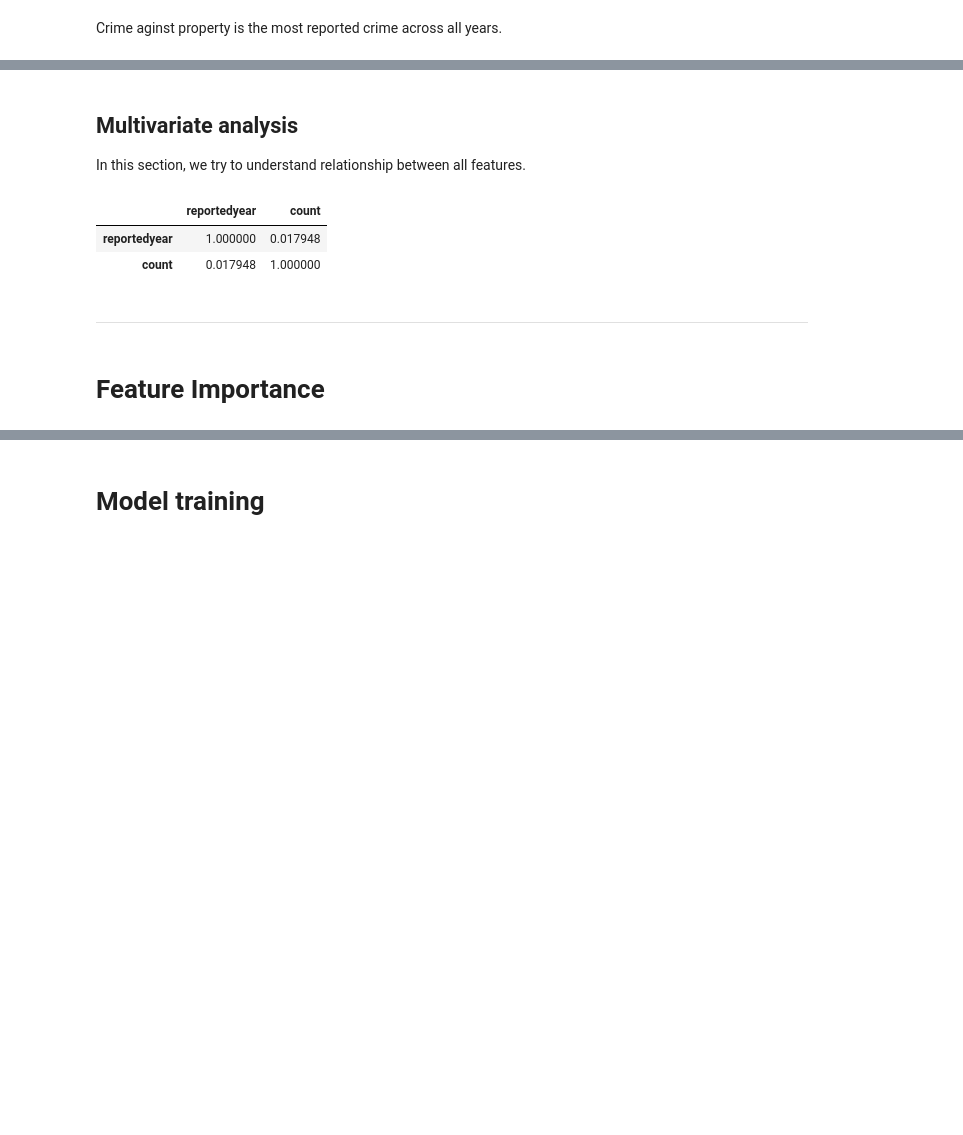
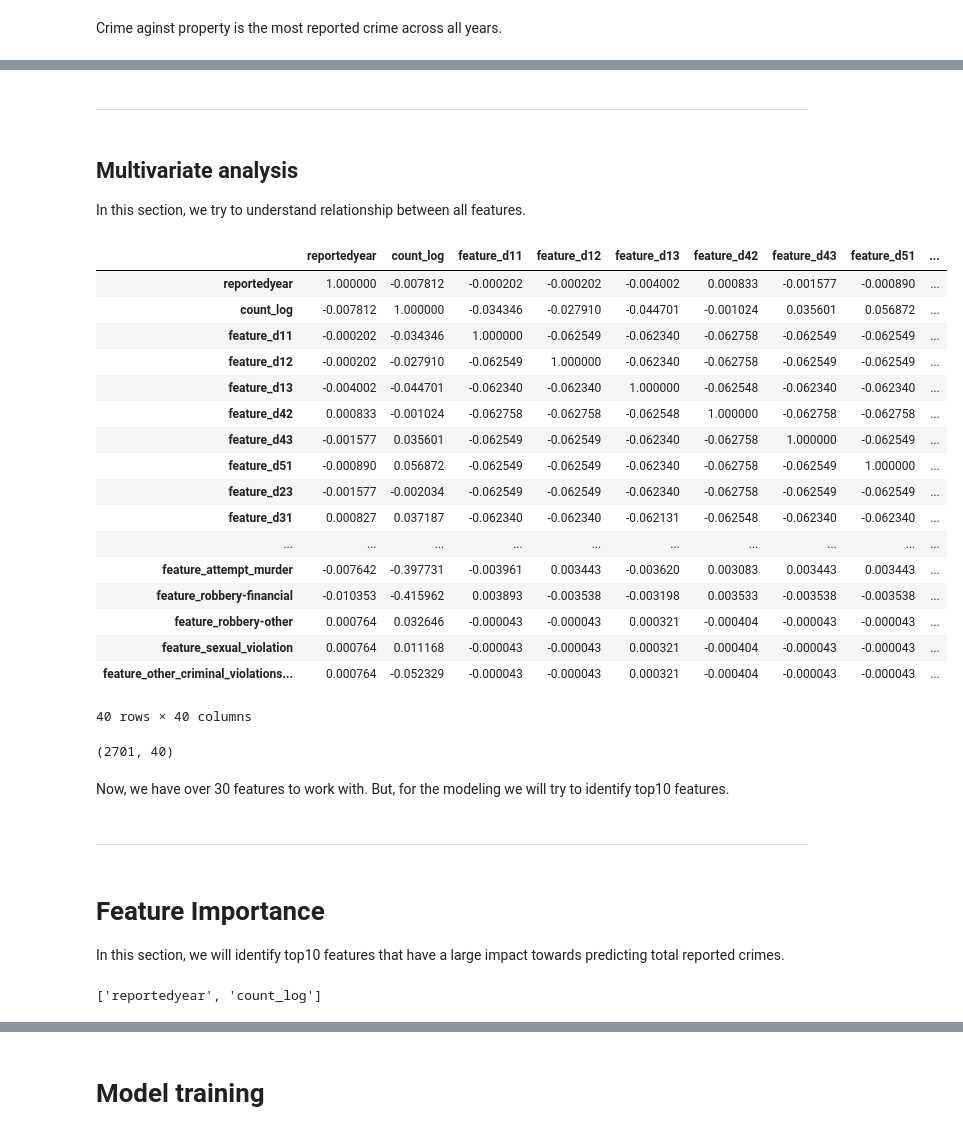
Before and after one commit to tummala-hareesh/ml_zoomcamp_ht, a Jupyter notebook: ipynb/midterm_project/notebook_midterm_project.ipynb, the cells around one changed output, grey strips where cells are left out. Saved outputs shown, nothing was run; the diff lists cells and outputs as text; code cells hidden in the pictures; blank space fills up the shorter version.

Commit message:
midterm-project - model_lr

```diff
--- a/ipynb/midterm_project/notebook_midterm_project.ipynb
+++ b/ipynb/midterm_project/notebook_midterm_project.ipynb
@@ -290,2 +338,5 @@ sns.barplot(data=df_trc_drop,
 # %% [markdown]
 Crime aginst property is the most reported crime across all years.
+# %%
+# Create a duplicate to avoid rerun
+df_copy = df_trc_drop.copy()
@@ -291,0 +345,4 @@ Crime aginst property is the most reported crime across all years.
+# %%
+# Find string columns and standardize values
+list_features_cat = df_copy.dtypes[df_copy.dtypes == 'object'].index.to_list()
+list_features_cat
@@ -291,0 +351,3 @@ Crime aginst property is the most reported crime across all years.
+# %%
+for col in list_features_cat:
+    df_copy[col] = df_copy[col].str.lower().str.replace(' ','_')
@@ -291,0 +365,11 @@ Crime aginst property is the most reported crime across all years.
+# %%
+for feature in list_features_cat:
+    print('feature:', feature)
+    for item in df_copy[feature].unique():
+        print(' -- item:',item)
+        df_copy[f'feature_{item}'] = (df_copy[feature] == item).astype('int')
+
+    del df_copy[feature]
+
+# Drop count (as we will use count_log as target)
+del df_copy['count']
@@ -292,13 +435,38 @@ Crime aginst property is the most reported crime across all years.
+# %% [markdown]
+***
 # %% [markdown]
 ## Multivariate analysis
 In this section, we try to understand relationship between all features.
 # %%
-df_trc_drop.corr()
+corr = df_copy.corr()
+corr
 # %% [output]
-|  | reportedyear | count |
-| reportedyear | 1.000000 | 0.017948 |
-| count | 0.017948 | 1.000000 |
+|  | reportedyear | count_log | feature_d11 | feature_d12 | feature_d13 | feature_d42 | feature_d43 | feature_d51 | ... |
+| reportedyear | 1.000000 | -0.007812 | -0.000202 | -0.000202 | -0.004002 | 0.000833 | -0.001577 | -0.000890 | ... |
+| count_log | -0.007812 | 1.000000 | -0.034346 | -0.027910 | -0.044701 | -0.001024 | 0.035601 | 0.056872 | ... |
+| feature_d11 | -0.000202 | -0.034346 | 1.000000 | -0.062549 | -0.062340 | -0.062758 | -0.062549 | -0.062549 | ... |
+| feature_d12 | -0.000202 | -0.027910 | -0.062549 | 1.000000 | -0.062340 | -0.062758 | -0.062549 | -0.062549 | ... |
+| feature_d13 | -0.004002 | -0.044701 | -0.062340 | -0.062340 | 1.000000 | -0.062548 | -0.062340 | -0.062340 | ... |
+| feature_d42 | 0.000833 | -0.001024 | -0.062758 | -0.062758 | -0.062548 | 1.000000 | -0.062758 | -0.062758 | ... |
+| feature_d43 | -0.001577 | 0.035601 | -0.062549 | -0.062549 | -0.062340 | -0.062758 | 1.000000 | -0.062549 | ... |
+| feature_d51 | -0.000890 | 0.056872 | -0.062549 | -0.062549 | -0.062340 | -0.062758 | -0.062549 | 1.000000 | ... |
+| feature_d23 | -0.001577 | -0.002034 | -0.062549 | -0.062549 | -0.062340 | -0.062758 | -0.062549 | -0.062549 | ... |
+| feature_d31 | 0.000827 | 0.037187 | -0.062340 | -0.062340 | -0.062131 | -0.062548 | -0.062340 | -0.062340 | ... |
+| ... | ... | ... | ... | ... | ... | ... | ... | ... | ... |
+| feature_attempt_murder | -0.007642 | -0.397731 | -0.003961 | 0.003443 | -0.003620 | 0.003083 | 0.003443 | 0.003443 | ... |
+| feature_robbery-financial | -0.010353 | -0.415962 | 0.003893 | -0.003538 | -0.003198 | 0.003533 | -0.003538 | -0.003538 | ... |
+| feature_robbery-other | 0.000764 | 0.032646 | -0.000043 | -0.000043 | 0.000321 | -0.000404 | -0.000043 | -0.000043 | ... |
+| feature_sexual_violation | 0.000764 | 0.011168 | -0.000043 | -0.000043 | 0.000321 | -0.000404 | -0.000043 | -0.000043 | ... |
+| feature_other_criminal_violations... | 0.000764 | -0.052329 | -0.000043 | -0.000043 | 0.000321 | -0.000404 | -0.000043 | -0.000043 | ... |
+40 rows × 40 columns
+# %%
+df_copy.shape
+# %% [output]
+(2701, 40)
+# %% [markdown]
+Now, we have over 30 features to work with. But, for the modeling we will try to identify top10 features.
 # %% [markdown]
 ***
 # %% [markdown]
 # Feature Importance
+In this section, we will identify top10 features that have a large impact towards predicting total reported crimes.
@@ -304,0 +476,7 @@ df_trc_drop.corr()
+# %%
+list_features_all = df_copy.columns.to_list()
+#list_features = utils.remove_from_list(list_features_all, 'count_log')
+list_features = list_features_all.copy()
+list_features[:2]
+# %% [output]
+['reportedyear', 'count_log']
```
Also changed, not shown: parts of 30 cells of this notebook.
